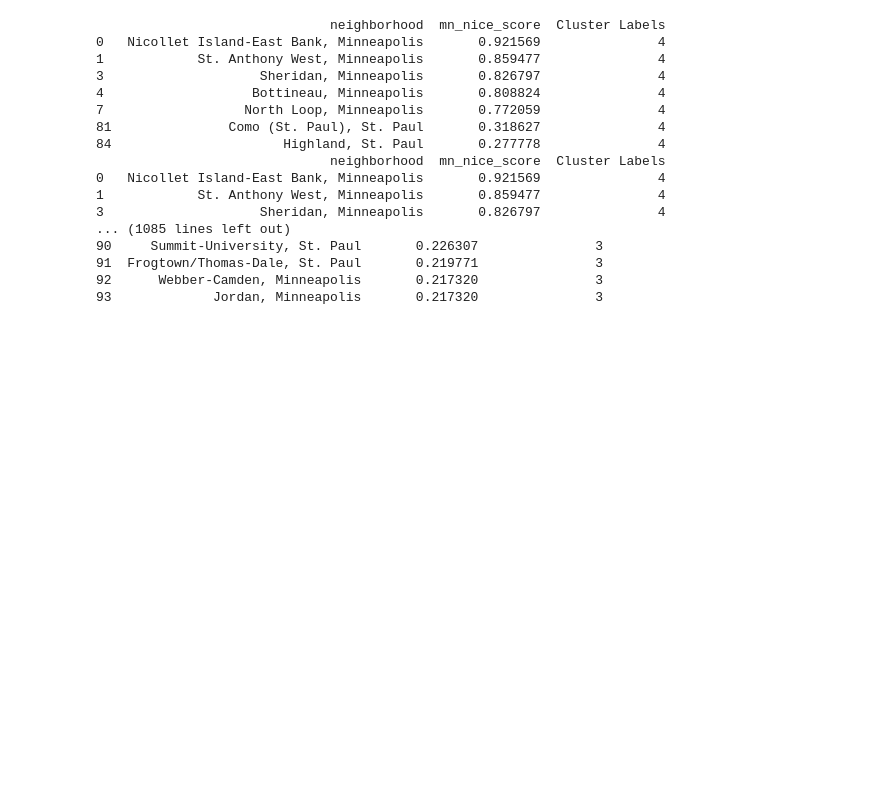
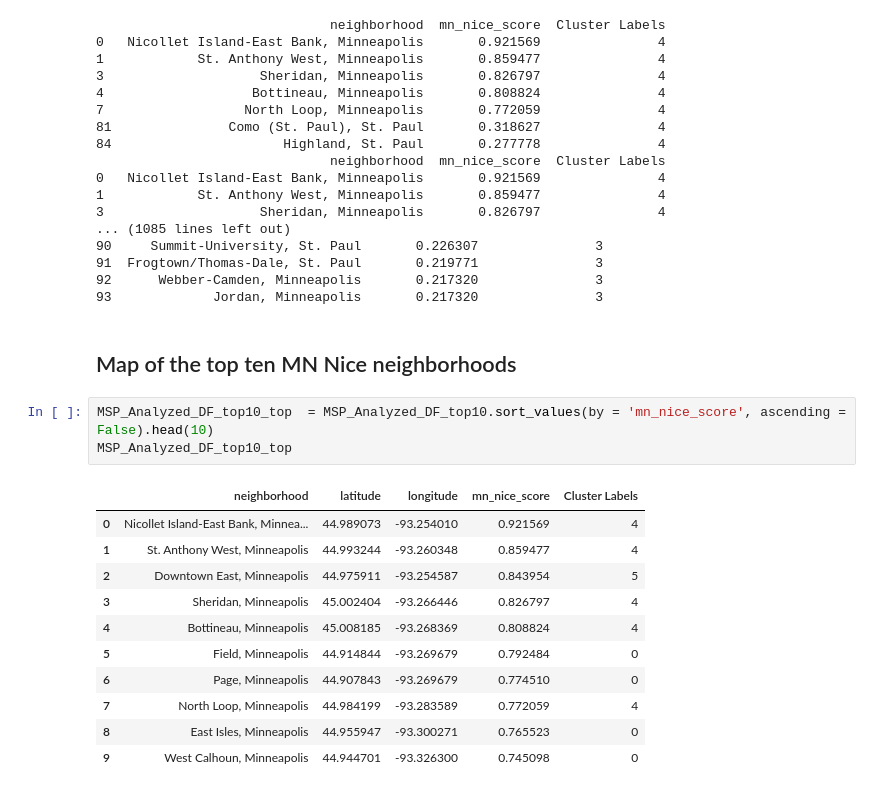
Before and after one commit to michaelmcanally/MinnesotaNice, a Jupyter notebook: Minnesota Nicest Data Sources.ipynb, the cells around one changed output. Drawn from its saved outputs; the diff is of its cells as text; blank space fills up the shorter version.

```diff
--- a/Minnesota Nicest Data Sources.ipynb
+++ b/Minnesota Nicest Data Sources.ipynb
@@ -1008,3 +1008,20 @@ for cluster in MSP_Analyzed_DF_top10['Cluster Labels'] :
 91  Frogtown/Thomas-Dale, St. Paul       0.219771               3
 92      Webber-Camden, Minneapolis       0.217320               3
 93             Jordan, Minneapolis       0.217320               3
+# %% [markdown]
+## Map of the top ten MN Nice neighborhoods
+# %%
+MSP_Analyzed_DF_top10_top  = MSP_Analyzed_DF_top10.sort_values(by = 'mn_nice_score', ascending = False).head(10)
+MSP_Analyzed_DF_top10_top
+# %% [output]
+|  | neighborhood | latitude | longitude | mn_nice_score | Cluster Labels |
+| 0 | Nicollet Island-East Bank, Minnea... | 44.989073 | -93.254010 | 0.921569 | 4 |
+| 1 | St. Anthony West, Minneapolis | 44.993244 | -93.260348 | 0.859477 | 4 |
+| 2 | Downtown East, Minneapolis | 44.975911 | -93.254587 | 0.843954 | 5 |
+| 3 | Sheridan, Minneapolis | 45.002404 | -93.266446 | 0.826797 | 4 |
+| 4 | Bottineau, Minneapolis | 45.008185 | -93.268369 | 0.808824 | 4 |
+| 5 | Field, Minneapolis | 44.914844 | -93.269679 | 0.792484 | 0 |
+| 6 | Page, Minneapolis | 44.907843 | -93.269679 | 0.774510 | 0 |
+| 7 | North Loop, Minneapolis | 44.984199 | -93.283589 | 0.772059 | 4 |
+| 8 | East Isles, Minneapolis | 44.955947 | -93.300271 | 0.765523 | 0 |
+| 9 | West Calhoun, Minneapolis | 44.944701 | -93.326300 | 0.745098 | 0 |
```
Also changed, not shown: parts of 17 cells of this notebook.
